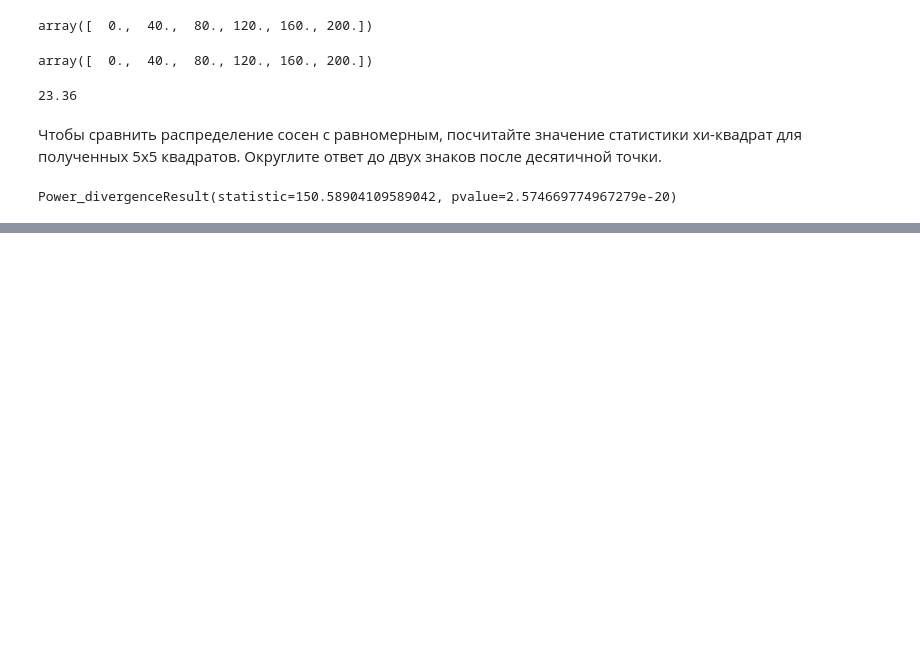
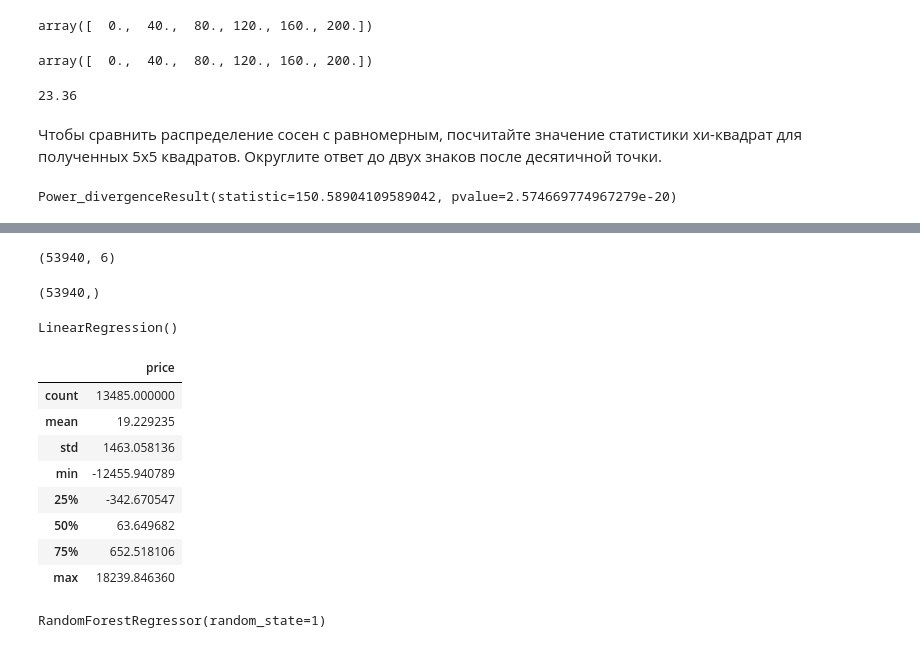
Before and after one commit to AlexG888/Specialization_from_MIPT_and_Yandex, a Jupyter notebook: course_4/theoretical_notebooks/tests.ipynb, the cells around one changed output, grey strips where cells are left out. Saved outputs shown, nothing was run; the diff lists cells and outputs as text; code cells hidden in the pictures; blank space fills up the shorter version.

```diff
--- a/course_4/theoretical_notebooks/tests.ipynb
+++ b/course_4/theoretical_notebooks/tests.ipynb
@@ -330,0 +408,34 @@ Power_divergenceResult(statistic=150.58904109589042, pvalue=2.574669774967279e-2
+# %%
+X_diam = diamonds.drop(['price'], axis=1)
+X_diam.shape
+y_diam = diamonds.loc[:, diamonds.columns == 'price']
+np.ravel(y_diam).shape
+# %% [output]
+(53940, 6)
+(53940,)
+# %%
+X_diam_train, X_diam_test, y_diam_train, y_diam_test = train_test_split(X_diam, y_diam, random_state=1)
+
+clf_lr = LinearRegression()
+clf_lr.fit(X_diam_train, y_diam_train)
+
+pred_price_lr = clf_lr.predict(X_diam_test)
+
+pred_price_lr_sub = pred_price_lr - y_diam_test
+pred_price_lr_sub.describe()
+# %% [output]
+LinearRegression()
+|  | price |
+| count | 13485.000000 |
+| mean | 19.229235 |
+| std | 1463.058136 |
+| min | -12455.940789 |
+| 25% | -342.670547 |
+| 50% | 63.649682 |
+| 75% | 652.518106 |
+| max | 18239.846360 |
+# %%
+clf_rf = RandomForestRegressor(random_state=1)
+clf_rf.fit(X_diam_train, y_diam_train.values.ravel())
+# %% [output]
+RandomForestRegressor(random_state=1)
```
Also changed, not shown: parts of 48 cells of this notebook, 8 other files.
